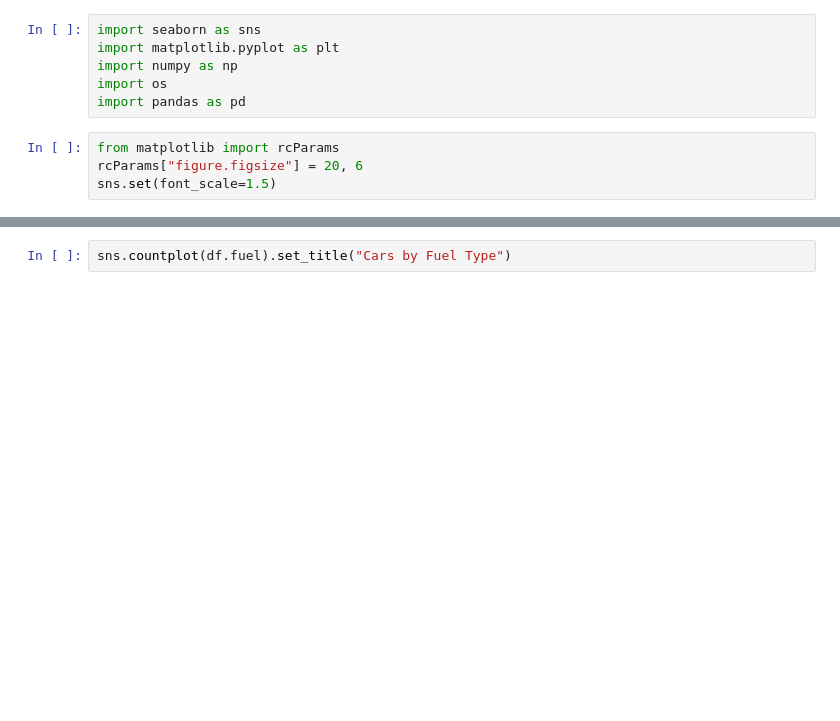
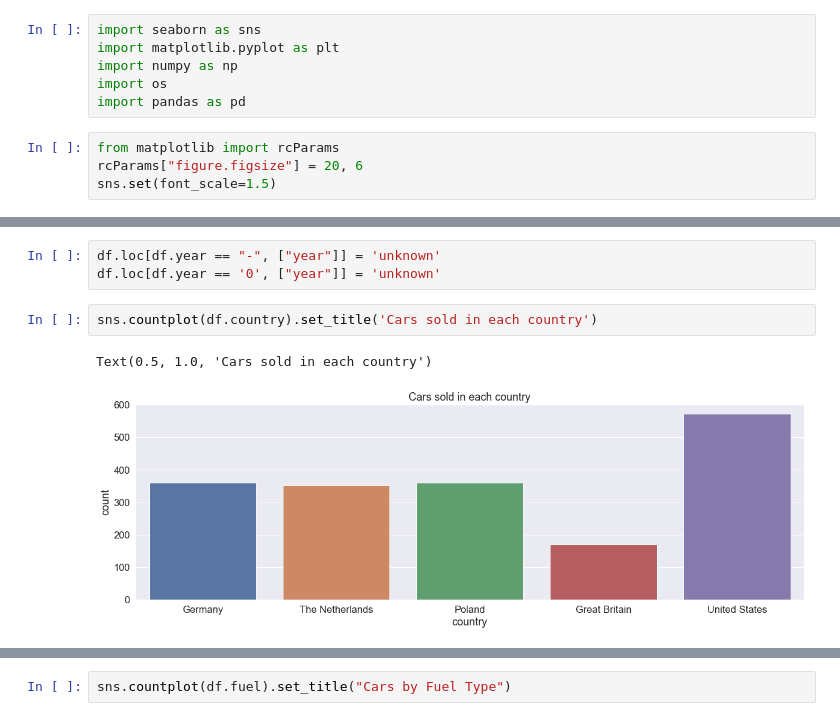
Before and after one commit to tableClothed/cars-price-comparision, a Jupyter notebook: analyze_data.ipynb, the cells around one changed output, grey strips where cells are left out. Drawn from its saved outputs; the diff is of its cells as text; blank space fills up the shorter version.

```diff
--- a/analyze_data.ipynb
+++ b/analyze_data.ipynb
@@ -26,2 +26,10 @@ df.shape
+# %%
+df.loc[df.year == "-", ["year"]] = 'unknown'
+df.loc[df.year == '0', ["year"]] = 'unknown'
+# %%
+sns.countplot(df.country).set_title('Cars sold in each country')
+# %% [output]
+Text(0.5, 1.0, 'Cars sold in each country')
+[figure, added]
 # %%
 plt.xticks(rotation = 90)
```
Also changed, not shown: parts of 17 cells of this notebook, 2 other files.
